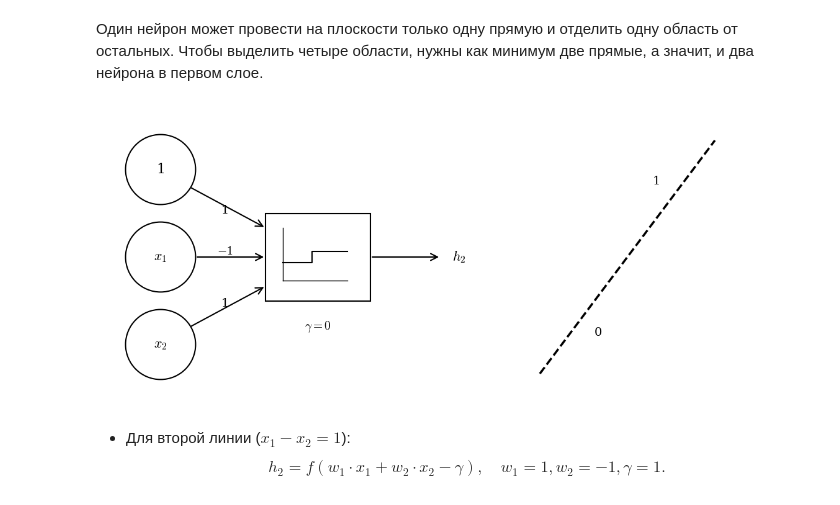
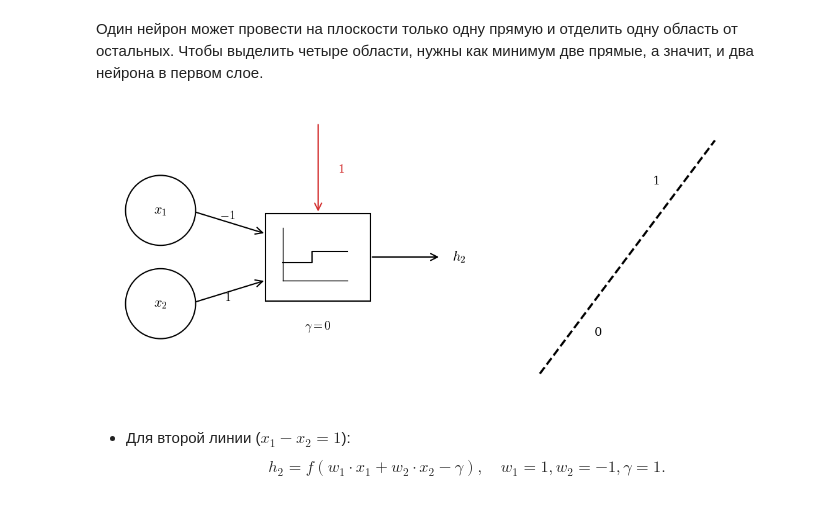
Before and after one commit to CodeHunterOfficial/ArabovMKDeep, a Jupyter notebook: DL-2026/Lecture_1/Lecture_1_Introduction_to_Neural_Networks.ipynb, the cells around one changed output. Saved outputs shown, nothing was run; the diff lists cells and outputs as text; code cells hidden in the pictures.

```diff
--- a/DL-2026/Lecture_1/Lecture_1_Introduction_to_Neural_Networks.ipynb
+++ b/DL-2026/Lecture_1/Lecture_1_Introduction_to_Neural_Networks.ipynb
@@ -1312,19 +1304,18 @@ ax.axis('off')
 r = 0.6
 lw = 1.5
 arrow_props = dict(arrowstyle='->', lw=lw, color='black', mutation_scale=20)
+color_bias = '#D32F2F' # Красный цвет для базиса
 
 # ==========================================
 # ЛЕВАЯ ЧАСТЬ: НЕЙРОННАЯ СЕТЬ
 # ==========================================
-# 1. Рисуем круги (входы)
-ax.add_patch(patches.Circle((1, 4), r, fill=True, facecolor='white', edgecolor='black', linewidth=lw, zorder=2))
-ax.add_patch(patches.Circle((1, 2.5), r, fill=True, facecolor='white', edgecolor='black', linewidth=lw, zorder=2))
-ax.add_patch(patches.Circle((1, 1), r, fill=True, facecolor='white', edgecolor='black', linewidth=lw, zorder=2))
+# 1. Рисуем круги (раздвинуты: x1 на 3.3, x2 на 1.7)
+ax.add_patch(patches.Circle((1, 3.3), r, fill=True, facecolor='white', edgecolor='black', linewidth=lw, zorder=2))
+ax.add_patch(patches.Circle((1, 1.7), r, fill=True, facecolor='white', edgecolor='black', linewidth=lw, zorder=2))
 
 # 2. Текст внутри кругов
-ax.text(1, 4, '1', ha='center', va='center', fontsize=16, zorder=3)
-ax.text(1, 2.5, r'$x_1$', ha='center', va='center', fontsize=16, zorder=3)
-ax.text(1, 1, r'$x_2$', ha='center', va='center', fontsize=16, zorder=3)
+ax.text(1, 3.3, r'$x_1$', ha='center', va='center', fontsize=16, zorder=3)
+ax.text(1, 1.7, r'$x_2$', ha='center', va='center', fontsize=16, zorder=3)
 
 # 3. Прямоугольник (выходной нейрон)
 ax.add_patch(patches.Rectangle((2.8, 1.75), 1.8, 1.5, fill=True, facecolor='white', edgecolor='black', linewidth=lw, zorder=2))
@@ -1334,43 +1325,52 @@ ax.plot([3.1, 4.2], [2.1, 2.1], 'k-', lw=1, zorder=3) # Ось X
 ax.plot([3.1, 3.1], [2.1, 3.0], 'k-', lw=1, zorder=3) # Ось Y
 ax.plot([3.1, 3.6, 3.6, 4.2], [2.4, 2.4, 2.6, 2.6], 'k-', lw=1.5, zorder=3) # Ступенька
 
-# 5. Подпись гамма (ИСПРАВЛЕНО НА $...$)
+# 5. Подпись гамма
 ax.text(3.7, 1.3, r'$\gamma = 0$', ha='center', va='center', fontsize=14)
 
 # 6. Стрелки (связи)
-ax.annotate('', xy=(2.8, 3.0), xytext=(1.5, 3.7), arrowprops=arrow_props, zorder=1)
-ax.annotate('', xy=(2.8, 2.5), xytext=(1.6, 2.5), arrowprops=arrow_props, zorder=1)
-ax.annotate('', xy=(2.8, 2.0), xytext=(1.5, 1.3), arrowprops=arrow_props, zorder=1)
+# От x1 (скорректирован старт)
+ax.annotate('', xy=(2.8, 2.9), xytext=(1.5, 3.3), arrowprops=arrow_props, zorder=1)
+# От x2 (скорректирован старт)
+ax.annotate('', xy=(2.8, 2.1), xytext=(1.5, 1.7), arrowprops=arrow_props, zorder=1)
+
+# Базис (вертикальная красная стрелка сверху)
+ax.annotate('', xy=(3.7, 3.25), xytext=(3.7, 4.8),
+            arrowprops=dict(arrowstyle='->', lw=lw, color=color_bias, mutation_scale=20), zorder=1)
 
 # Выходная стрелка
 ax.annotate('', xy=(5.8, 2.5), xytext=(4.6, 2.5), arrowprops=arrow_props, zorder=1)
 
-# 7. Подписи весов и выхода (ИСПРАВЛЕНО НА $...$)
-ax.text(2.1, 3.3, '1', ha='center', va='center', fontsize=14)
-ax.text(2.1, 2.6, r'$-1$', ha='center', va='center', fontsize=14)
-ax.text(2.1, 1.7, '1', ha='center', va='center', fontsize=14)
+# 7. Подписи весов и выхода
+# Вес для x1
+ax.text(2.15, 3.2, r'$-1$', ha='center', va='center', fontsize=14)
+# Вес для x2
+ax.text(2.15, 1.8, r'$1$', ha='center', va='center', fontsize=14)
 
-# Выходная переменная (ИСПРАВЛЕНО НА $...$)
+# Вес для базиса (Красный, справа от вертикальной стрелки)
+ax.text(4.1, 4.0, r'$1$', ha='center', va='center', fontsize=14, color=color_bias)
+
+# Выходная переменная
 ax.text(6.0, 2.5, r'$h_2$', ha='left', va='center', fontsize=16)
 
 
 # ==========================================
 # ПРАВАЯ ЧАСТЬ: ГРАФИК РАЗДЕЛЕНИЯ
 # ==========================================
 # Пунктирная линия (идет снизу-слева наверх-вправо)
 ax.plot([7.5, 10.5], [0.5, 4.5], 'k--', lw=2.5)
 
 # Текст в областях
 ax.text(9.5, 3.8, '1', ha='center', va='center', fontsize=14)
 ax.text(8.5, 1.2, '0', ha='center', va='center', fontsize=14)
 
 
 # Устанавливаем равные пропорции
 ax.set_aspect('equal')
 plt.tight_layout()
 plt.show()
 # %% [output]
-[figure, old version]
+[figure, new version]
 # %% [markdown]
 - Для второй линии ($x_1 - x_2 = 1$):
   $$
```
Also changed, not shown: parts of 3 cells of this notebook.
